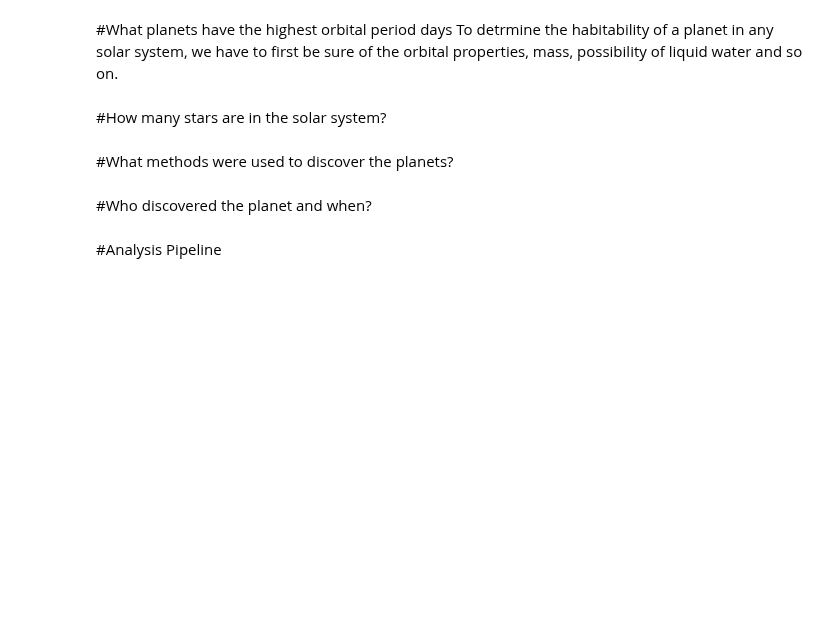
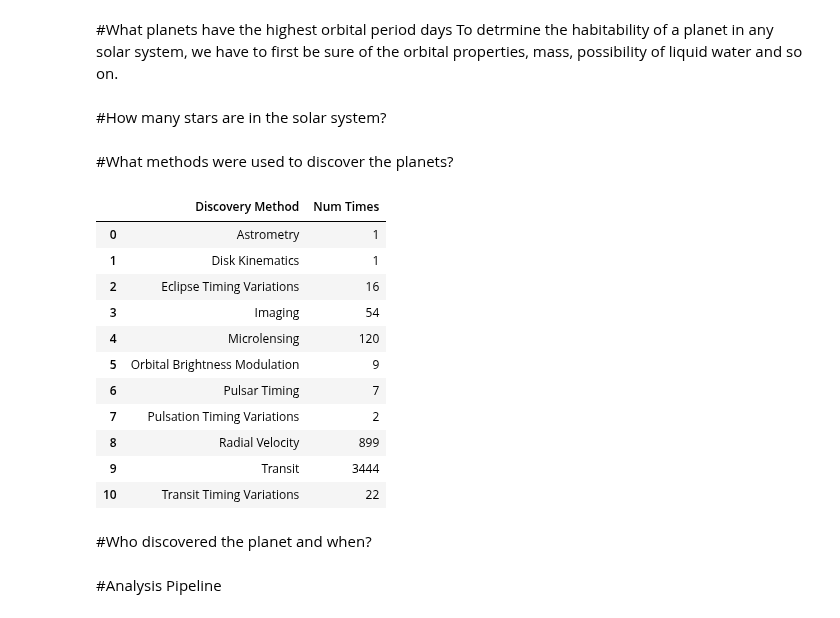
Before and after one commit to ubco-W2022T1-cosc301/project-group35, a Jupyter notebook: notebooks/analysis2.ipynb, the cells around one changed output. Drawn from its saved outputs; the diff is of its cells as text; code cells hidden in the pictures; blank space fills up the shorter version.

```diff
--- a/notebooks/analysis2.ipynb
+++ b/notebooks/analysis2.ipynb
@@ -81,16 +81,30 @@ df17.to_csv('d5.csv',index=False)
 # %%
 import pandas as pd
 df = pd.read_csv("../data/raw/DataOriginal.csv")
 
 
 discover1 = ['Discovery Method','Planet Name']
 df19 = df[discover1]
 
 df19.head()
 
 df20 = df19.groupby('Discovery Method').count()
 df21=df20.rename(columns={'Planet Name':'Num Times'})
-df21.to_csv('d7.csv',index=False)
+df21.reset_index(inplace=True)
+df21
+# %% [output]
+|  | Discovery Method | Num Times |
+| 0 | Astrometry | 1 |
+| 1 | Disk Kinematics | 1 |
+| 2 | Eclipse Timing Variations | 16 |
+| 3 | Imaging | 54 |
+| 4 | Microlensing | 120 |
+| 5 | Orbital Brightness Modulation | 9 |
+| 6 | Pulsar Timing | 7 |
+| 7 | Pulsation Timing Variations | 2 |
+| 8 | Radial Velocity | 899 |
+| 9 | Transit | 3444 |
+| 10 | Transit Timing Variations | 22 |
 # %% [markdown]
 #Who discovered the planet and when?
 # %%
```
Also changed, not shown: 1 other file.
